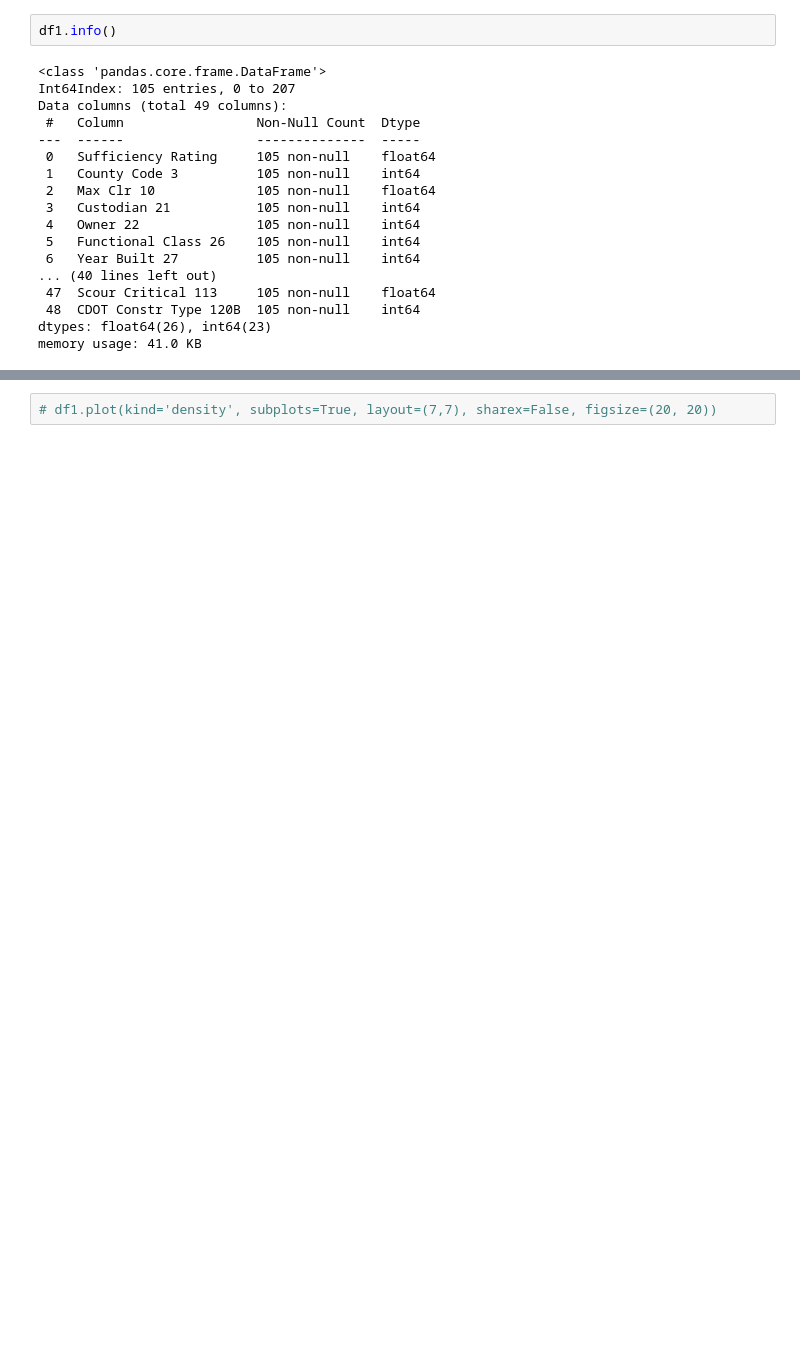
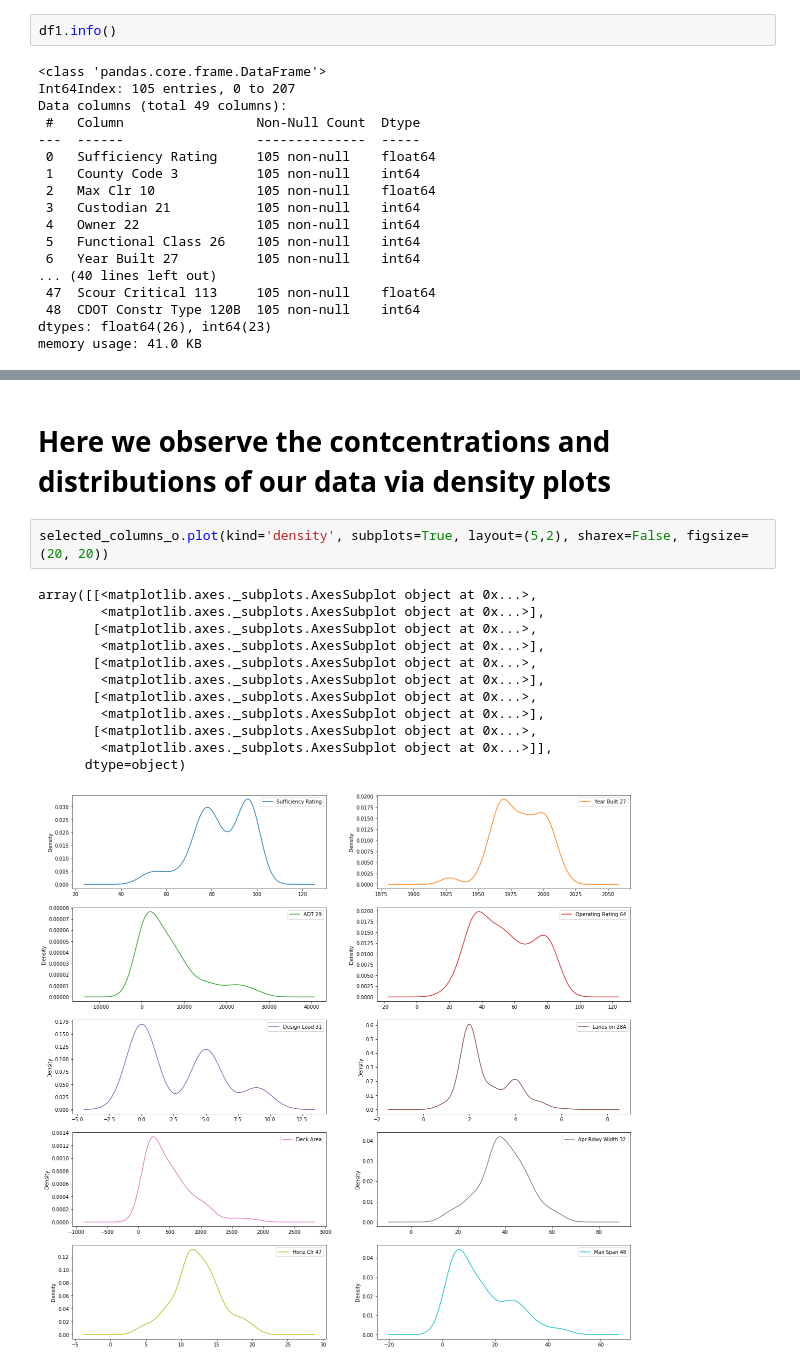
Before and after one commit to nnbaokhang/Descriptive-and-Predictive-Deep-Learning-Analytical-Tools-for-Enhanced-Bridge-Management, a Jupyter notebook: Dataset_Exploration.ipynb, the cells around one changed output, grey strips where cells are left out. Cells and saved outputs as stored; diff of their text form; blank space fills up the shorter version.

```diff
--- a/Dataset_Exploration.ipynb
+++ b/Dataset_Exploration.ipynb
@@ -261,2 +328,17 @@ dtype: object
+# %% [markdown]
+# Here we observe the contcentrations and distributions of our data via density plots
 # %%
-# df1.plot(kind='density', subplots=True, layout=(7,7), sharex=False, figsize=(20, 20))
+selected_columns_o.plot(kind='density', subplots=True, layout=(5,2), sharex=False, figsize=(20, 20))
+# %% [output]
+array([[<matplotlib.axes._subplots.AxesSubplot object at 0x...>,
+        <matplotlib.axes._subplots.AxesSubplot object at 0x...>],
+       [<matplotlib.axes._subplots.AxesSubplot object at 0x...>,
+        <matplotlib.axes._subplots.AxesSubplot object at 0x...>],
+       [<matplotlib.axes._subplots.AxesSubplot object at 0x...>,
+        <matplotlib.axes._subplots.AxesSubplot object at 0x...>],
+       [<matplotlib.axes._subplots.AxesSubplot object at 0x...>,
+        <matplotlib.axes._subplots.AxesSubplot object at 0x...>],
+       [<matplotlib.axes._subplots.AxesSubplot object at 0x...>,
+        <matplotlib.axes._subplots.AxesSubplot object at 0x...>]],
+      dtype=object)
+[figure, added]
```
Also changed, not shown: parts of 29 cells of this notebook.
